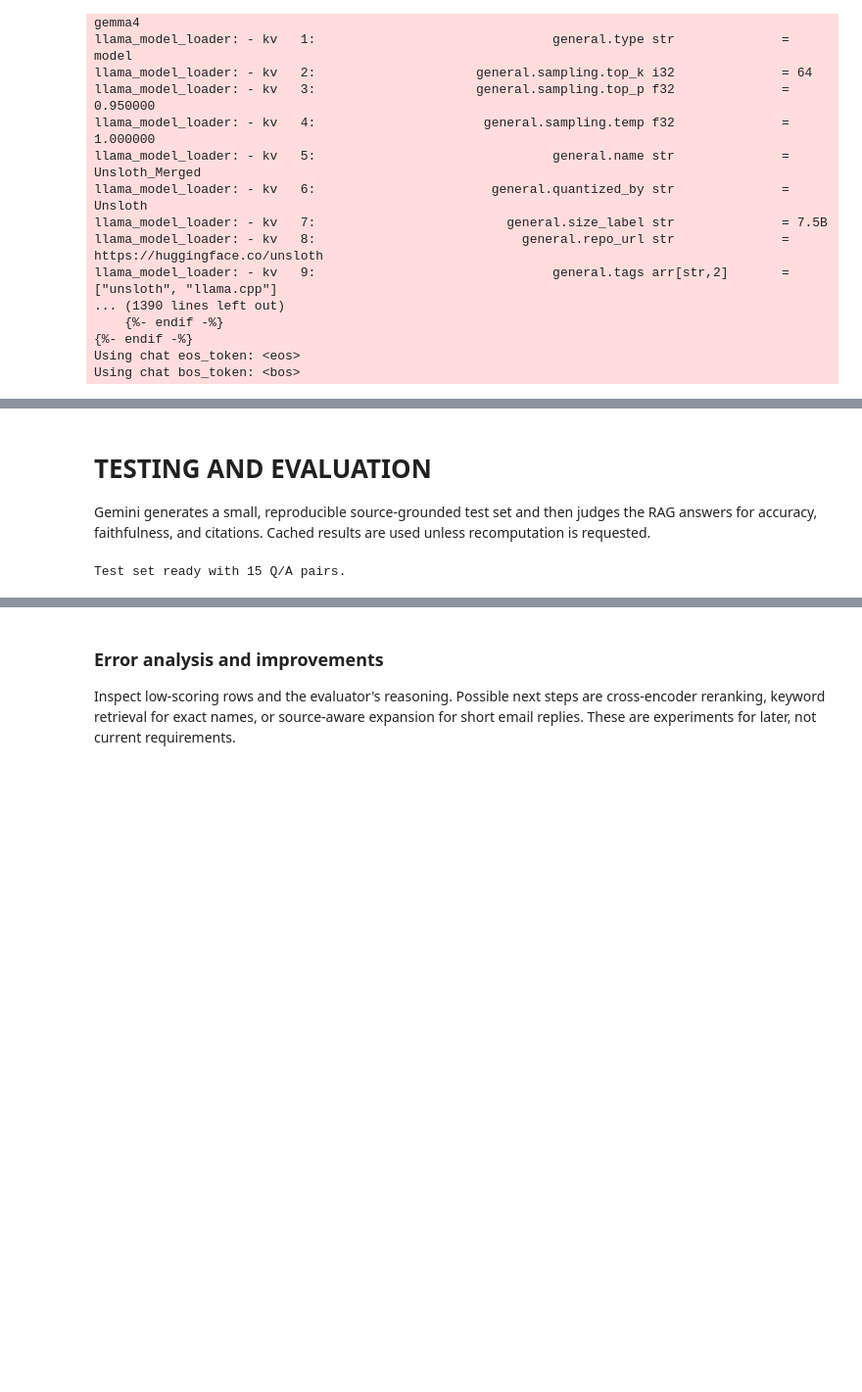
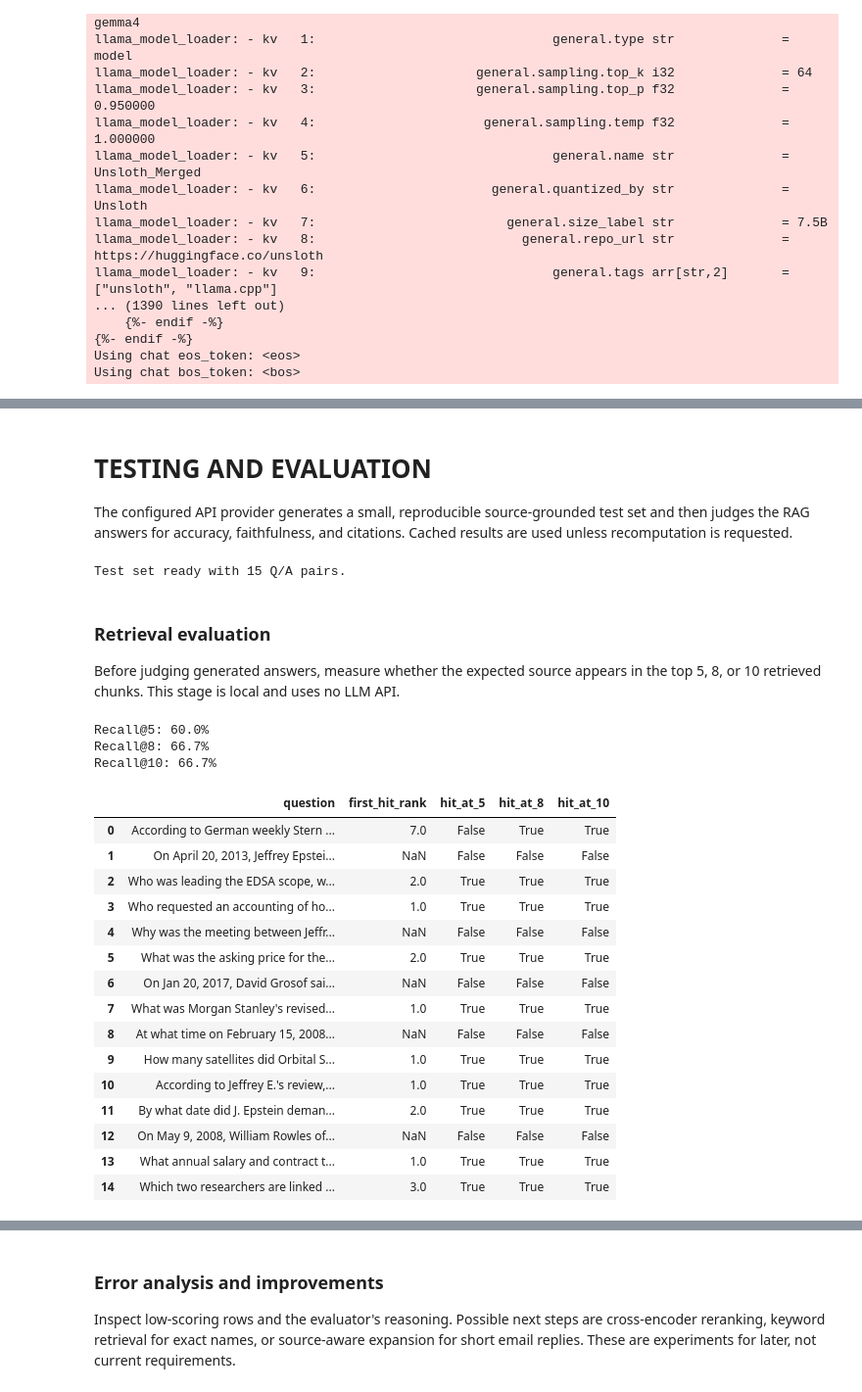
Before and after one commit to yammooo/epstein-rag, a Jupyter notebook: PART2.ipynb, the cells around one changed output, grey strips where cells are left out. Shown at 98% size. Cells and saved outputs as stored; diff of their text form; code cells hidden in the pictures; blank space fills up the shorter version.

```diff
--- a/PART2.ipynb
+++ b/PART2.ipynb
@@ -36,8 +36,8 @@ FORCE_LOAD_EMAILS = False
 FORCE_RECOMPUTE_OCR = False
 FORCE_RECOMPUTE_CHUNKS = False
 FORCE_RECOMPUTE_EMBEDDINGS = False
-FORCE_RECOMPUTE_TEST_SET = True
-FORCE_RECOMPUTE_EVALUATION = True
+FORCE_RECOMPUTE_TEST_SET = False
+FORCE_RECOMPUTE_EVALUATION = False
 # %% [markdown]
 # **LIBRARIES USED**
 
@@ -478,8 +477,8 @@ Those involved include:
 # %% [markdown]
 # **TESTING AND EVALUATION**
 
-Gemini generates a small, reproducible source-grounded test set and then judges
-the RAG answers for accuracy, faithfulness, and citations. Cached results are
+The configured API provider generates a small, reproducible source-grounded test set
+and then judges the RAG answers for accuracy, faithfulness, and citations. Cached results are
 used unless recomputation is requested.
 # %%
 api_key_name = "GOOGLE_API_KEY" if EVALUATION_PROVIDER == "gemini" else "OPENROUTER_API_KEY"
@@ -503,4 +502,46 @@ micro_test_set = generate_ground_truth(
 print(f"Test set ready with {len(micro_test_set)} Q/A pairs.")
 # %% [output]
 Test set ready with 15 Q/A pairs.
+# %% [markdown]
+### Retrieval evaluation
+
+Before judging generated answers, measure whether the expected source appears in
+the top 5, 8, or 10 retrieved chunks. This stage is local and uses no LLM API.
+# %%
+retrieval_report = evaluate_retrieval(
+    micro_test_set,
+    embedding_model,
+    index,
+    chunks_df,
+)
+
+for k in (5, 8, 10):
+    recall = retrieval_report[f"hit_at_{k}"].mean()
+    print(f"Recall@{k}: {recall:.1%}")
+
+display(
+    retrieval_report[
+        ["question", "first_hit_rank", "hit_at_5", "hit_at_8", "hit_at_10"]
+    ]
+)
+# %% [output]
+Recall@5: 60.0%
+Recall@8: 66.7%
+Recall@10: 66.7%
+|  | question | first_hit_rank | hit_at_5 | hit_at_8 | hit_at_10 |
+| 0 | According to German weekly Stern ... | 7.0 | False | True | True |
+| 1 | On April 20, 2013, Jeffrey Epstei... | NaN | False | False | False |
+| 2 | Who was leading the EDSA scope, w... | 2.0 | True | True | True |
+| 3 | Who requested an accounting of ho... | 1.0 | True | True | True |
+| 4 | Why was the meeting between Jeffr... | NaN | False | False | False |
+| 5 | What was the asking price for the... | 2.0 | True | True | True |
+| 6 | On Jan 20, 2017, David Grosof sai... | NaN | False | False | False |
+| 7 | What was Morgan Stanley's revised... | 1.0 | True | True | True |
+| 8 | At what time on February 15, 2008... | NaN | False | False | False |
+| 9 | How many satellites did Orbital S... | 1.0 | True | True | True |
+| 10 | According to Jeffrey E.'s review,... | 1.0 | True | True | True |
+| 11 | By what date did J. Epstein deman... | 2.0 | True | True | True |
+| 12 | On May 9, 2008, William Rowles of... | NaN | False | False | False |
+| 13 | What annual salary and contract t... | 1.0 | True | True | True |
+| 14 | Which two researchers are linked ... | 3.0 | True | True | True |
 # %%
```
Also changed, not shown: parts of 3 cells of this notebook, 1 other file.
